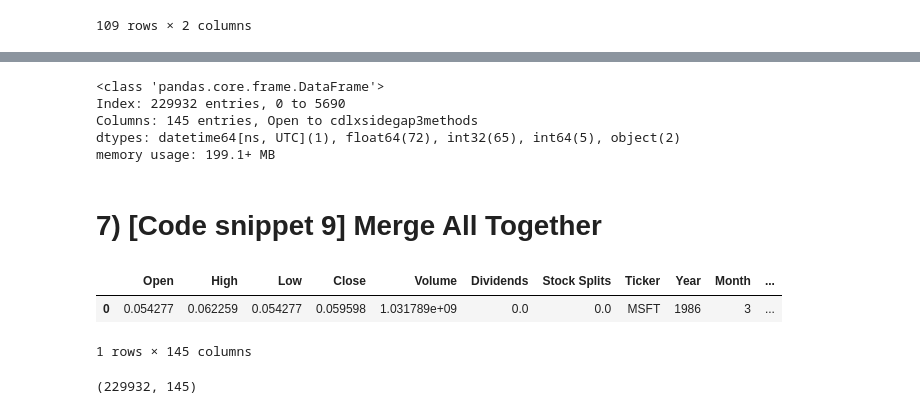
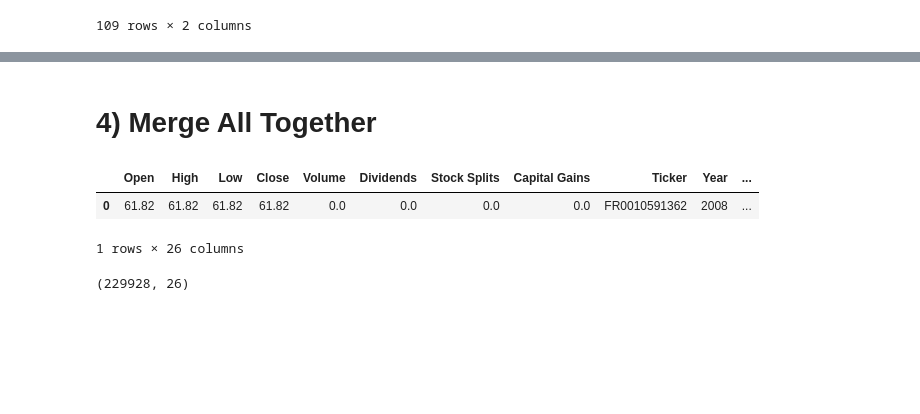
Before and after one commit to YannPhamVan/FinMLOps, a Jupyter notebook: notebooks/dataset_generation.ipynb, the cells around one changed output, grey strips where cells are left out. Drawn from its saved outputs; the diff is of its cells as text; code cells hidden in the pictures; blank space fills up the shorter version.

```diff
--- a/notebooks/dataset_generation.ipynb
+++ b/notebooks/dataset_generation.ipynb
@@ -1670,22 +1024,14 @@ merged_df_with_tech_ind[merged_df_with_tech_ind.Date=='2024-04-01'].tail()
-# %%
-merged_df_with_tech_ind.info()
-# %% [output]
-<class 'pandas.core.frame.DataFrame'>
-Index: 229932 entries, 0 to 5690
-Columns: 145 entries, Open to cdlxsidegap3methods
-dtypes: datetime64[ns, UTC](1), float64(72), int32(65), int64(5), object(2)
-memory usage: 199.1+ MB
 # %% [markdown]
-# 7) [Code snippet 9] Merge All Together
+# 4) Merge All Together
 # %%
-merged_df_with_tech_ind.head(1)
+etf_df.head(1)
 # %% [output]
-|  | Open | High | Low | Close | Volume | Dividends | Stock Splits | Ticker | Year | Month | ... |
-| 0 | 0.054277 | 0.062259 | 0.054277 | 0.059598 | 1.031789e+09 | 0.0 | 0.0 | MSFT | 1986 | 3 | ... |
+|  | Open | High | Low | Close | Volume | Dividends | Stock Splits | Capital Gains | Ticker | Year | ... |
+| 0 | 61.82 | 61.82 | 61.82 | 61.82 | 0.0 | 0.0 | 0.0 | 0.0 | FR0010591362 | 2008 | ... |
-1 rows × 145 columns
+1 rows × 26 columns
 # %%
-merged_df_with_tech_ind.shape
+etf_df.shape
 # %% [output]
-(229932, 145)
+(229928, 26)
 # %%
 # make sure it is dateTime with no timezone
```
Also changed, not shown: parts of 72 cells of this notebook.
